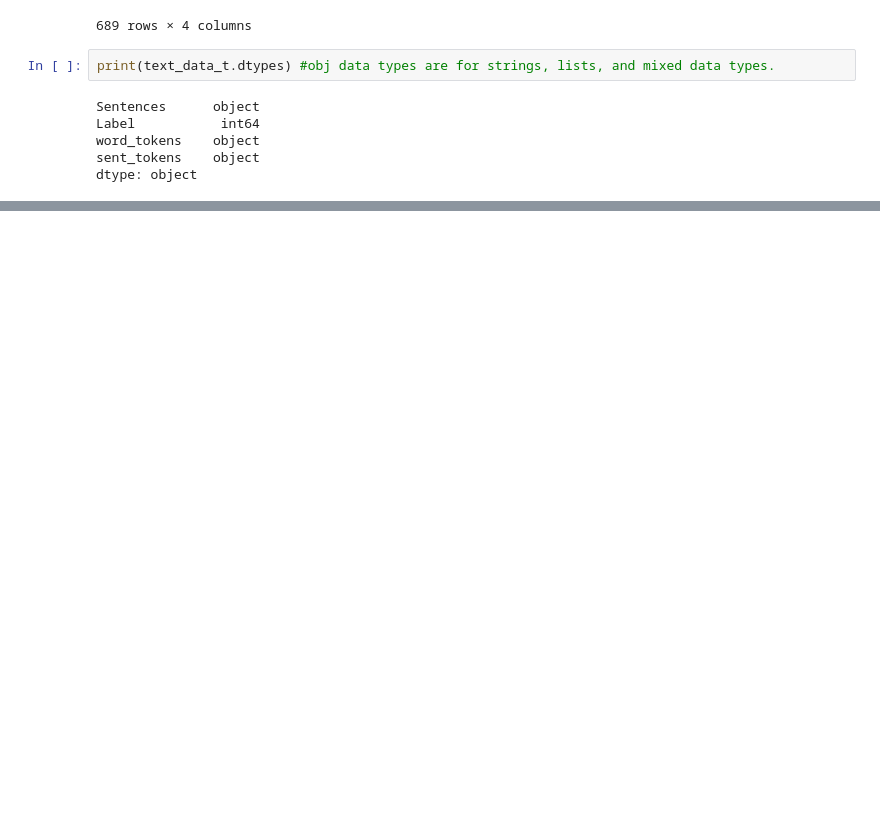
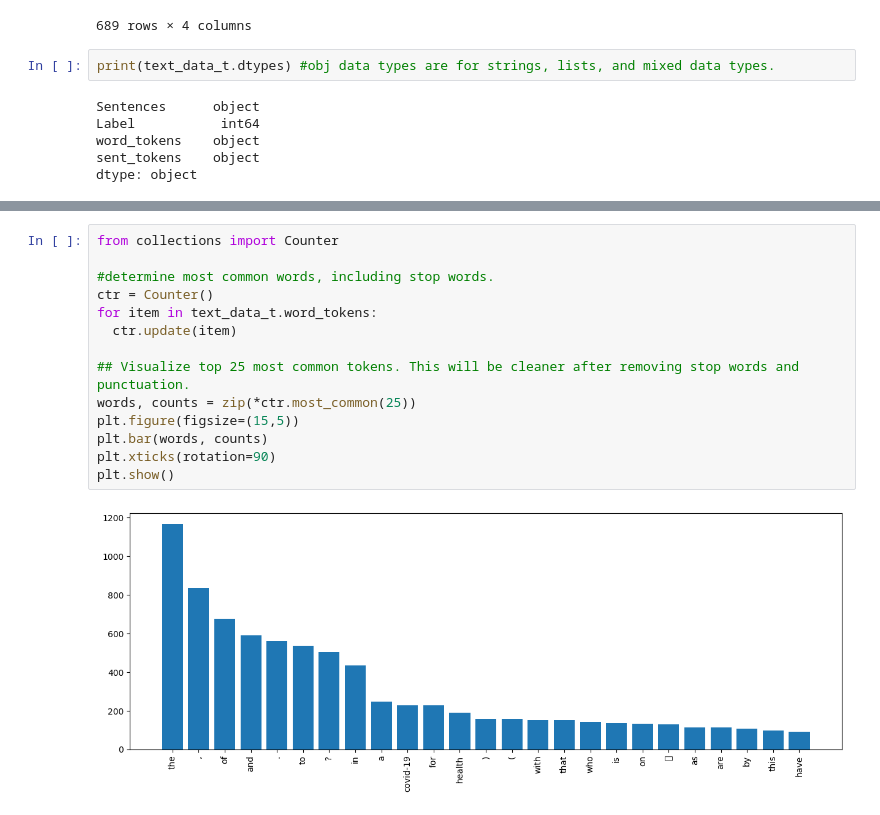
Before and after one commit to CMesiti/DataAnalyticsNotebooks, a Jupyter notebook: TextAnalysis_NLTK_NLP.ipynb, the cells around one changed output, grey strips where cells are left out. Cells and saved outputs as stored; diff of their text form; blank space fills up the shorter version.

```diff
--- a/TextAnalysis_NLTK_NLP.ipynb
+++ b/TextAnalysis_NLTK_NLP.ipynb
@@ -133,0 +143,16 @@ dtype: object
+# %%
+from collections import Counter
+
+#determine most common words, including stop words.
+ctr = Counter()
+for item in text_data_t.word_tokens:
+  ctr.update(item)
+
+## Visualize top 25 most common tokens. This will be cleaner after removing stop words and punctuation.
+words, counts = zip(*ctr.most_common(25))
+plt.figure(figsize=(15,5))
+plt.bar(words, counts)
+plt.xticks(rotation=90)
+plt.show()
+# %% [output]
+[figure, added]
```
Also changed, not shown: parts of 11 cells of this notebook.
